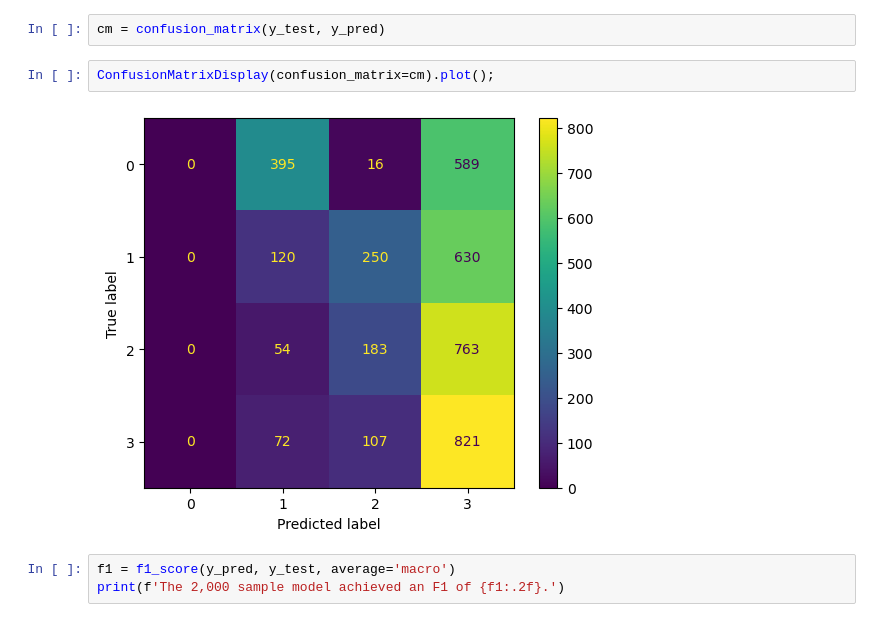
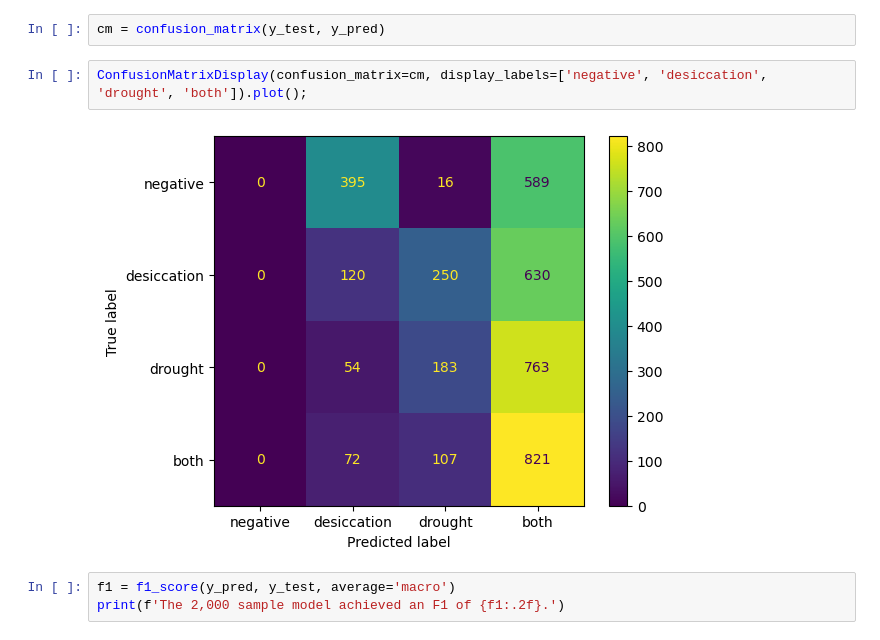
Before and after one commit to serenalotreck/literature-genes, a Jupyter notebook: notebooks/static_link_prediction.ipynb, the cells around one changed output. Saved outputs shown, nothing was run; the diff lists cells and outputs as text.

```diff
--- a/notebooks/static_link_prediction.ipynb
+++ b/notebooks/static_link_prediction.ipynb
@@ -281,9 +379,9 @@ y_pred = best_rf.predict(X_test)
 # %%
 cm = confusion_matrix(y_test, y_pred)
 # %%
-ConfusionMatrixDisplay(confusion_matrix=cm).plot();
+ConfusionMatrixDisplay(confusion_matrix=cm, display_labels=['negative', 'desiccation', 'drought', 'both']).plot();
 # %% [output]
-[figure, old version]
+[figure, new version]
 # %%
 f1 = f1_score(y_pred, y_test, average='macro')
 print(f'The 2,000 sample model achieved an F1 of {f1:.2f}.')
```
Also changed, not shown: parts of 55 cells of this notebook, 4 other files.
